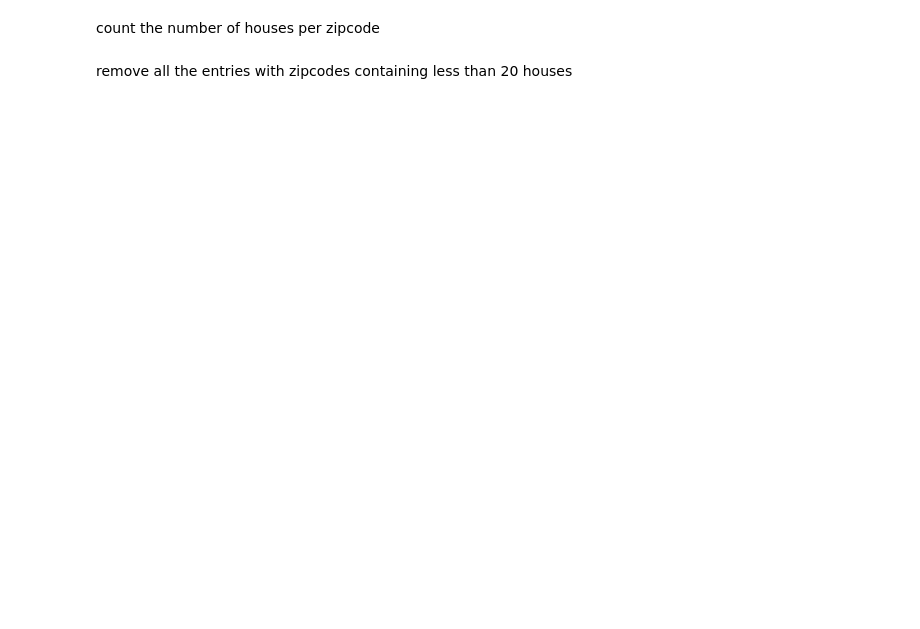
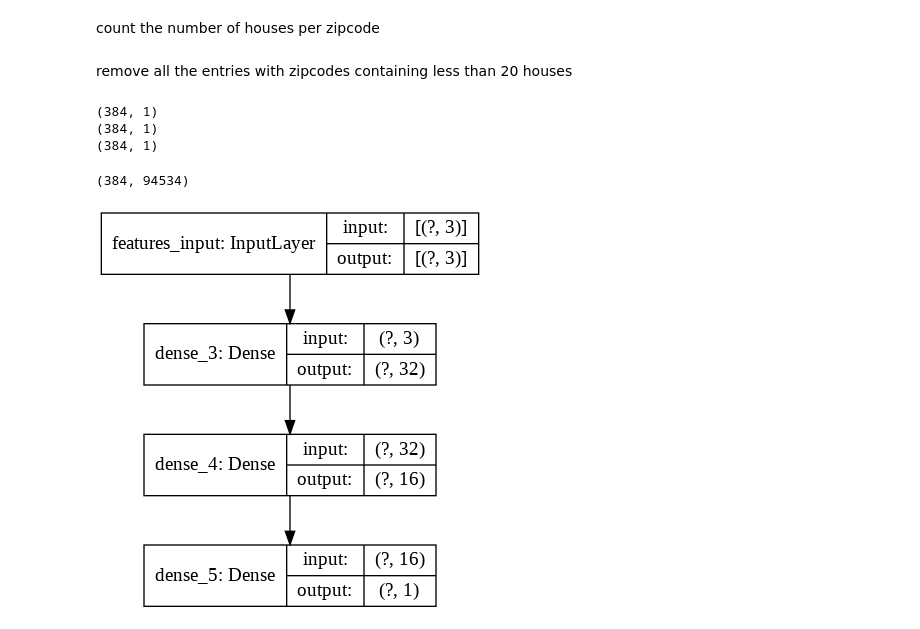
Before and after one commit to hikmatfarhat-ndu/CSC645, a Jupyter notebook: 6zMixedData.ipynb, the cells around one changed output. Drawn from its saved outputs; the diff is of its cells as text; code cells hidden in the pictures; blank space fills up the shorter version.

Commit message:
mixed data without images working

```diff
--- a/6zMixedData.ipynb
+++ b/6zMixedData.ipynb
@@ -52,2 +60,20 @@ print(images.shape,values.shape)
+# %%
+#features=np.hstack([bedrooms,bathrooms,size,zipcodes])
+nsamples=384
+bathrooms=bathrooms.reshape(nsamples,1)
+bedrooms=bedrooms.reshape(nsamples,1)
+size=size.reshape(nsamples,1)
+print(bathrooms.shape)
+print(bedrooms.shape)
+print(size.shape)
+#print(zipcodes.shape)
+features=np.hstack([bedrooms,bathrooms,size,zipcodes])
+#features=np.hstack([bedrooms,bathrooms,size])
+features.shape
+# %% [output]
+(384, 1)
+(384, 1)
+(384, 1)
+(384, 94534)
 # %%
 train_images=images[0:300]
@@ -59,4 +88,20 @@ test_prices=prices[300:384]/100000.
 # %%
 from tensorflow.keras.layers import Dense,Input,concatenate,Flatten
 from tensorflow.keras.models import Model
+# %%
+def get_features_modelA():
+  features_input=Input(shape=(4,),name="features_input")
+  features_layers=Dense(64,activation="relu")(features_input)
+  features_layers=Dense(32,activation="relu")(features_layers)
+  features_layers=Dense(16,activation="relu")(features_layers)
+  features_output=Dense(1,activation="linear")(features_layers)
+  model=Model(inputs=features_input,outputs=features_output)
+  return model
+def get_features_modelB():
+  features_input=Input(shape=(train_features.shape[1]),name="features_input")
+  features_layers=Dense(32,activation="relu")(features_input)
+  features_layers=Dense(16,activation="relu")(features_layers)
+  features_output=Dense(1,activation="linear")(features_layers)
+  model=Model(inputs=features_input,outputs=features_output)
+  return model
 # %%
@@ -78 +115,3 @@ both=concatenate([image_output,features_output])
+# %%
+features_model=get_features_modelB()
 # %%
@@ -90 +133,5 @@ model.fit(x=[train_features,train_images],y=train_prices,epochs=1000)
+# %%
+tf.keras.utils.plot_model(features_model,show_shapes=True)
+# %% [output]
+[figure, added]
 # %%
```
Also changed, not shown: parts of 16 cells of this notebook.
